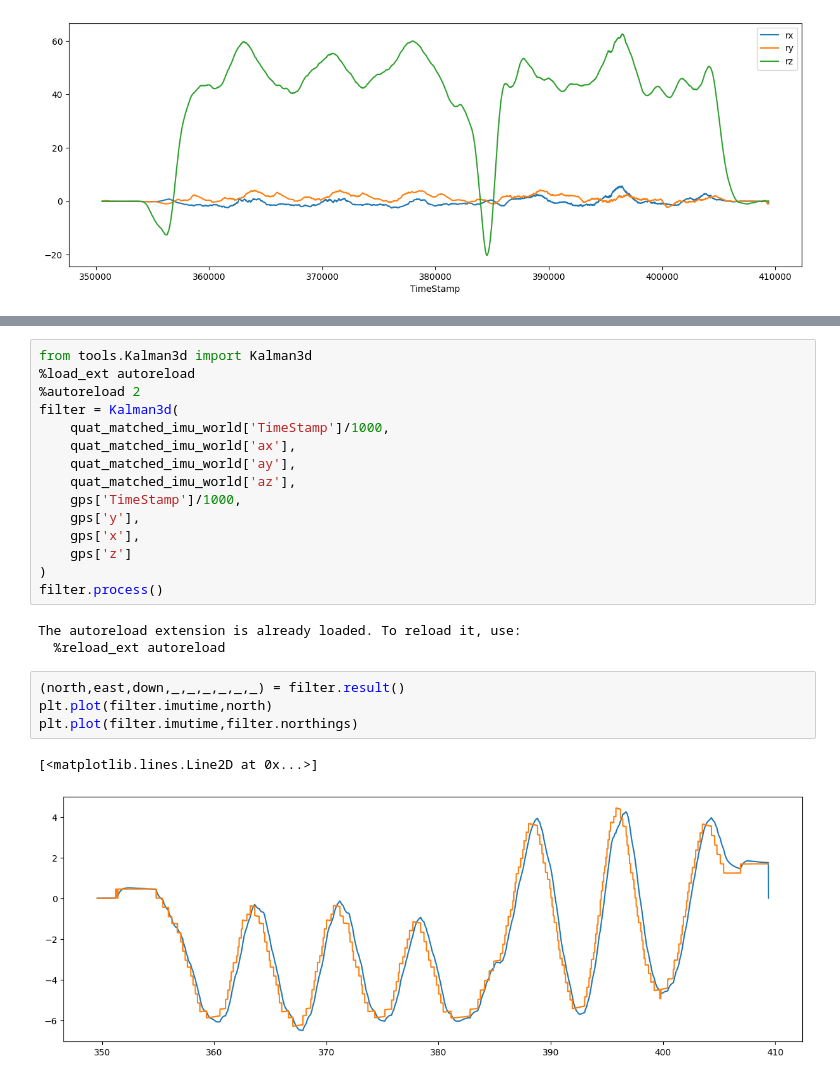
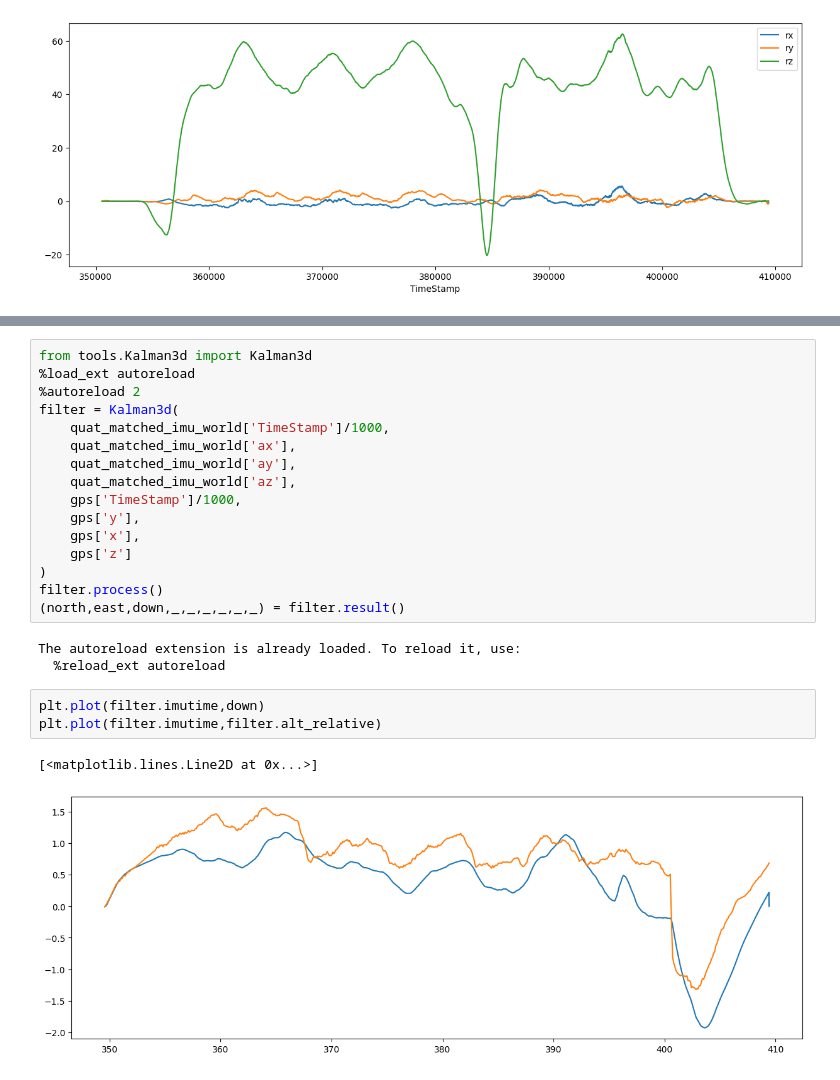
Before and after one commit to SGSVertigo/vertigo-python, a Jupyter notebook: Plot.ipynb, the cells around one changed output, grey strips where cells are left out. Saved outputs shown, nothing was run; the diff lists cells and outputs as text.

```diff
--- a/Plot.ipynb
+++ b/Plot.ipynb
@@ -150,13 +149,13 @@ filter = Kalman3d(
     gps['z']
 )
 filter.process()
+(north,east,down,_,_,_,_,_,_) = filter.result()
 # %% [output]
 The autoreload extension is already loaded. To reload it, use:
   %reload_ext autoreload
 # %%
-(north,east,down,_,_,_,_,_,_) = filter.result()
-plt.plot(filter.imutime,north)
-plt.plot(filter.imutime,filter.northings)
+plt.plot(filter.imutime,down)
+plt.plot(filter.imutime,filter.alt_relative)
 # %% [output]
 [<matplotlib.lines.Line2D at 0x...>]
-[figure, old version]
+[figure, new version]
```
Also changed, not shown: parts of 3 cells of this notebook, 1 other file.
